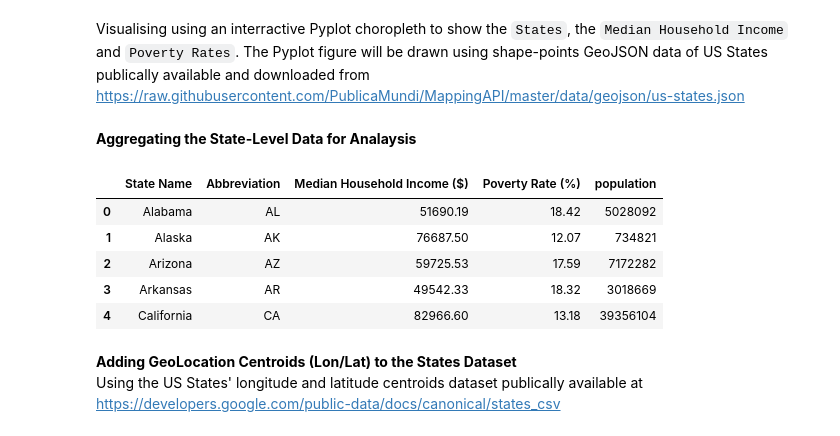
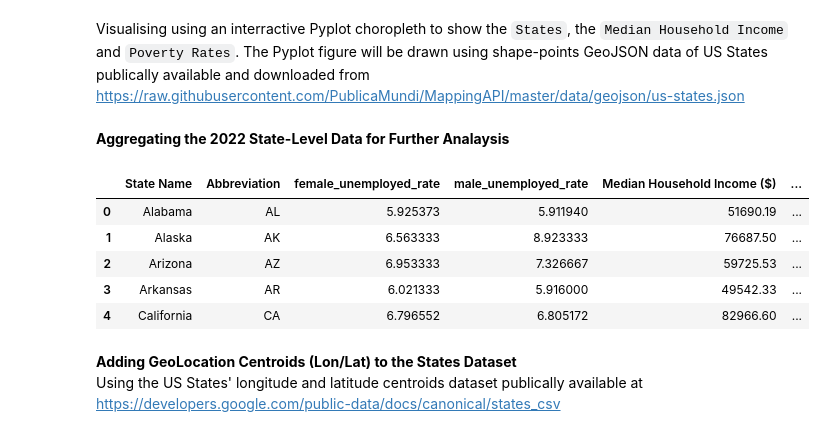
Before and after one commit to kaymighty86/us-poverty-rate-analysis, a Jupyter notebook: us_poverty_rate_analysis_notebook.ipynb, the cells around one changed output. Saved outputs shown, nothing was run; the diff lists cells and outputs as text; code cells hidden in the pictures.

Commit message:
Performed additional analysis in-line with the objectives
Analysed the relationship between the  bread winner types and the poverty rate for each state.

```diff
--- a/us_poverty_rate_analysis_notebook.ipynb
+++ b/us_poverty_rate_analysis_notebook.ipynb
@@ -608,34 +608,36 @@ import json
 with open("./dataset/us-states.geojson", "r") as gj:
     geojson_data = json.load(gj)
 # %% [markdown]
-**Aggregating the State-Level Data for Analaysis**
+**Aggregating the 2022 State-Level Data for Further Analaysis**
 # %%
 #filtering necessary data using the year 2022.
 data_2022 = filtered_df[filtered_df["studyyear"] == 2022]
-states_data = data_2022[["state_name","state_abbreviation", "2022_med_household_inc", "poverty_rate"]].groupby(["state_name", "state_abbreviation"], as_index=False).mean()
-states_populations = data_2022[["state_name","population"]].groupby("state_name", as_index=False).sum() #getting the total population
+#drop some columns which does not need not be aggregated using the mean and group the rest by the state name and other variables using the mean
+states_data = data_2022.drop(["studyyear","population", "county_name","county_fips_code","1_bread_winner_hh","2_bread_winner_hh"], axis=1).groupby(["state_name","state_abbreviation"], as_index=False).mean()
+#aggregate the States population and the bread-winner-type variables using their sum
+states_populations = data_2022[["state_name","population","1_bread_winner_hh","2_bread_winner_hh"]].groupby("state_name", as_index=False).sum()
 
 #merge the total population with the states data
 states_data = states_data.merge(states_populations, how="inner")
 
 #doing further preprosessing on the new subset
 states_data["2022_med_household_inc"] = states_data["2022_med_household_inc"].apply(lambda x: round(x, 2)) #round up the medium household income to 2 decimal places
 states_data["poverty_rate"] = states_data["poverty_rate"].apply(lambda x: round(x, 2)) #round up the Poverty Rate to 2 decimal places
 states_data = states_data.rename({ #renaming some columns for clearer labeling in the map
     "2022_med_household_inc": "Median Household Income ($)",
     "state_name": "State Name",
     "state_abbreviation": "Abbreviation",
     "poverty_rate": "Poverty Rate (%)"
 }, axis = 1)
 
 states_data.head()
 # %% [output]
-|  | State Name | Abbreviation | Median Household Income ($) | Poverty Rate (%) | population |
-| 0 | Alabama | AL | 51690.19 | 18.42 | 5028092 |
-| 1 | Alaska | AK | 76687.50 | 12.07 | 734821 |
-| 2 | Arizona | AZ | 59725.53 | 17.59 | 7172282 |
-| 3 | Arkansas | AR | 49542.33 | 18.32 | 3018669 |
-| 4 | California | CA | 82966.60 | 13.18 | 39356104 |
+|  | State Name | Abbreviation | female_unemployed_rate | male_unemployed_rate | Median Household Income ($) | ... |
+| 0 | Alabama | AL | 5.925373 | 5.911940 | 51690.19 | ... |
+| 1 | Alaska | AK | 6.563333 | 8.923333 | 76687.50 | ... |
+| 2 | Arizona | AZ | 6.953333 | 7.326667 | 59725.53 | ... |
+| 3 | Arkansas | AR | 6.021333 | 5.916000 | 49542.33 | ... |
+| 4 | California | CA | 6.796552 | 6.805172 | 82966.60 | ... |
 # %% [markdown]
 __Adding GeoLocation Centroids (Lon/Lat) to the States Dataset__
 Using the US States' longitude and latitude centroids dataset publically available at https://developers.google.com/public-data/docs/canonical/states_csv
```
Also changed, not shown: parts of 4 cells of this notebook.
